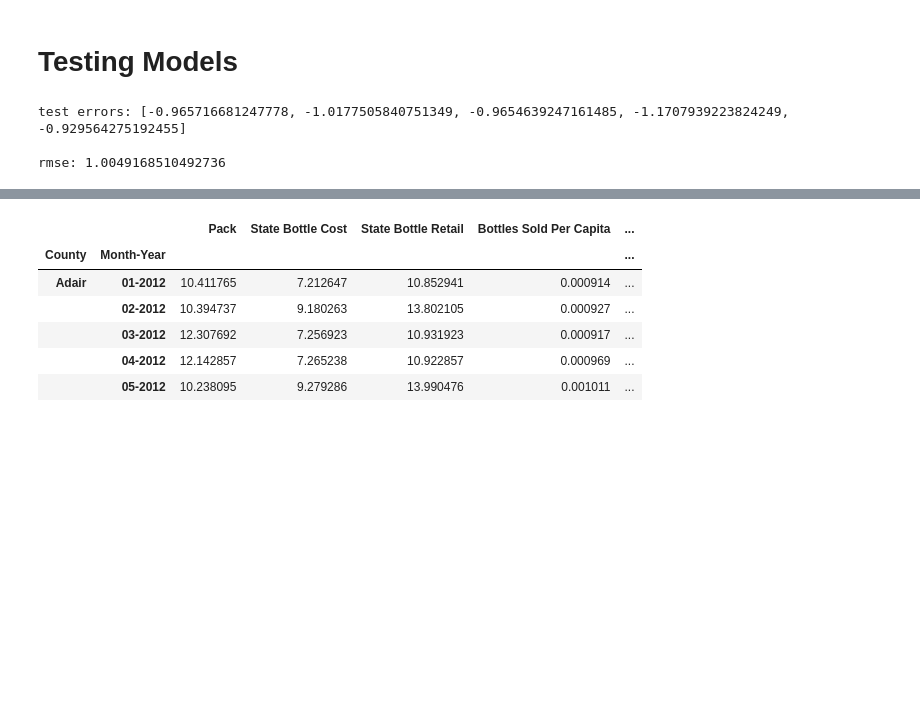
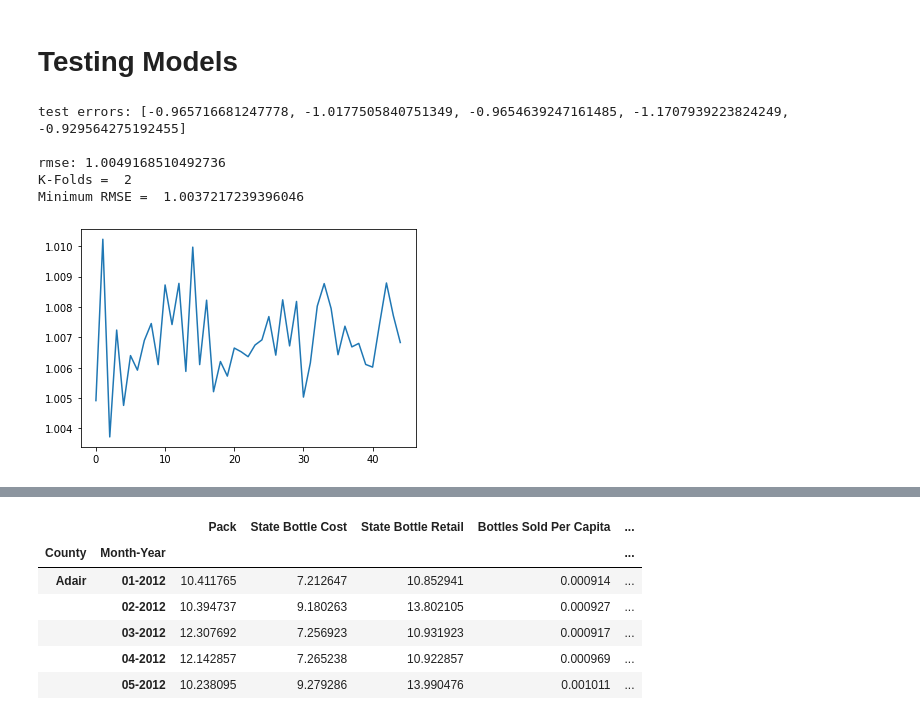
Before and after one commit to juliandavis7/401_Project1, a Jupyter notebook: compare_models.ipynb, the cells around one changed output, grey strips where cells are left out. Drawn from its saved outputs; the diff is of its cells as text; code cells hidden in the pictures; blank space fills up the shorter version.

Commit message:
added optimal k graphs

```diff
--- a/compare_models.ipynb
+++ b/compare_models.ipynb
@@ -171,18 +172,30 @@ array([[0.0001966],
 # %%
 # 1 predictor: State Bottle Cost
 df_test = df[["State Bottle Cost","Volume Sold (Gallons) Per Capita"]]
 df_test = standardize(df_test)
 response = "Volume Sold (Gallons) Per Capita"
 folds = k_fold(5,df_test)
 out = cv(folds, response)
 print("test errors:", out[0])
 print("     ")
 print("rmse:", out[1])
 SBC = out[1]
+
+test_errs = []
+for i in range(5,50):
+    folds = k_fold(i, df_test)
+    out = cv(folds, response)
+    test_errs.append(out[1])
+plt.plot(test_errs)
+print("K-Folds = ", test_errs.index(min(test_errs)))
+print("Minimum RMSE = ", min(test_errs))
 # %% [output]
 test errors: [-0.965716681247778, -1.0177505840751349, -0.9654639247161485, -1.1707939223824249, -0.929564275192455]
 
 rmse: 1.0049168510492736
+K-Folds =  2
+Minimum RMSE =  1.0037217239396046
+[figure, added]
 # %%
 # 1 predictor: State Bottle Retail
 df_test = df[["State Bottle Retail","Volume Sold (Gallons) Per Capita"]]
```
Also changed, not shown: parts of 33 cells of this notebook.
